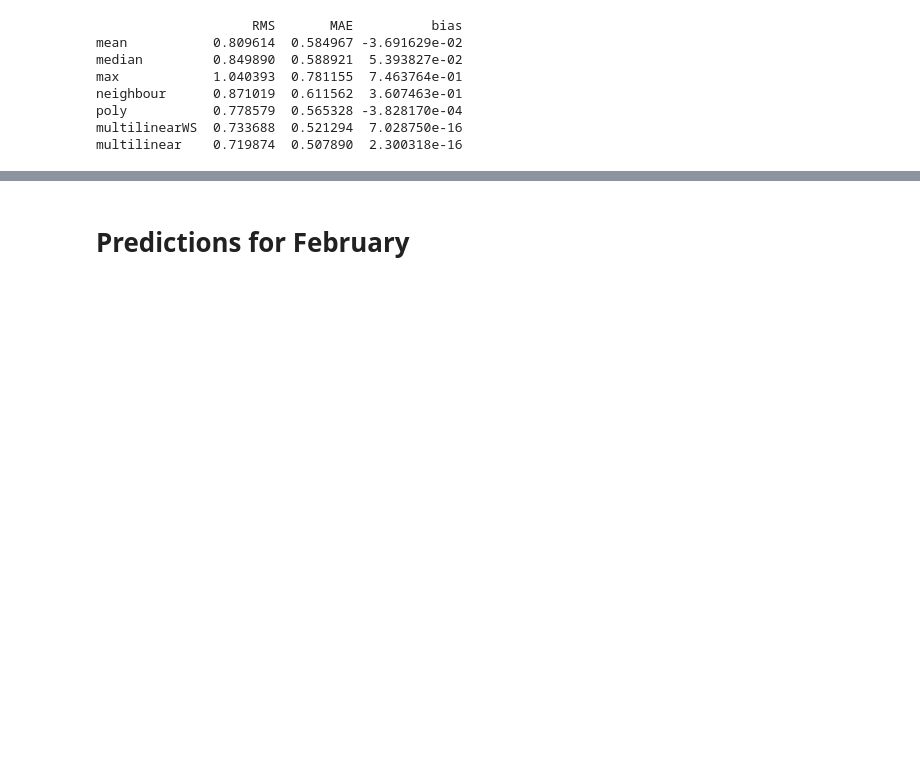
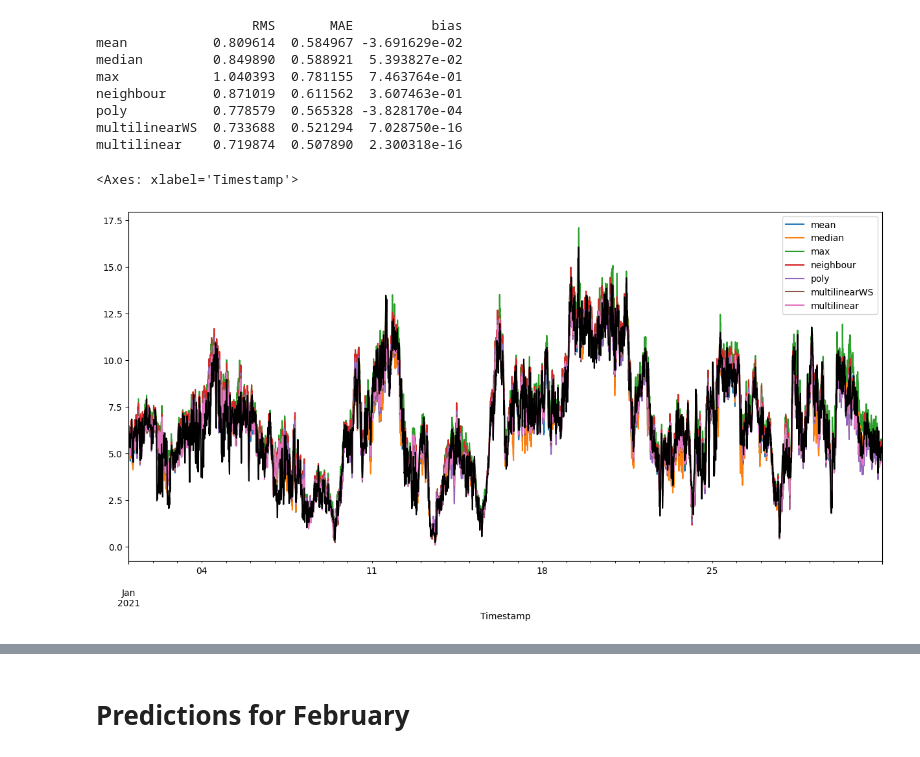
Before and after one commit to charlie9578/ode-windspeed, a Jupyter notebook: ode-windspeed.ipynb, the cells around one changed output, grey strips where cells are left out. Drawn from its saved outputs; the diff is of its cells as text; code cells hidden in the pictures; blank space fills up the shorter version.

```diff
--- a/ode-windspeed.ipynb
+++ b/ode-windspeed.ipynb
@@ -152,3 +161,9 @@ neighbour      0.871019  0.611562  3.607463e-01
 poly           0.778579  0.565328 -3.828170e-04
 multilinearWS  0.733688  0.521294  7.028750e-16
 multilinear    0.719874  0.507890  2.300318e-16
+# %%
+ax = windspeed_predictions.plot(figsize=(15,7))
+scada["Wind speed (m/s)"]["Kelmarsh 1"].plot(color="black")
+# %% [output]
+<Axes: xlabel='Timestamp'>
+[figure, added]
```
Also changed, not shown: parts of 4 cells of this notebook.
